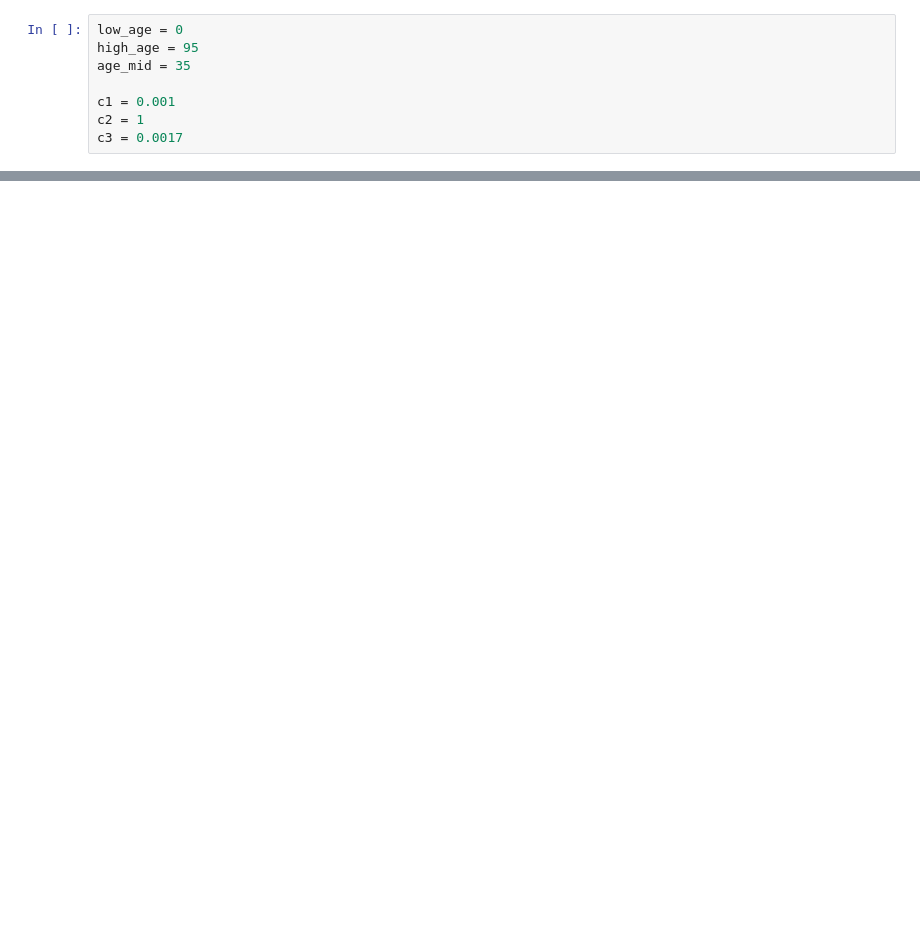
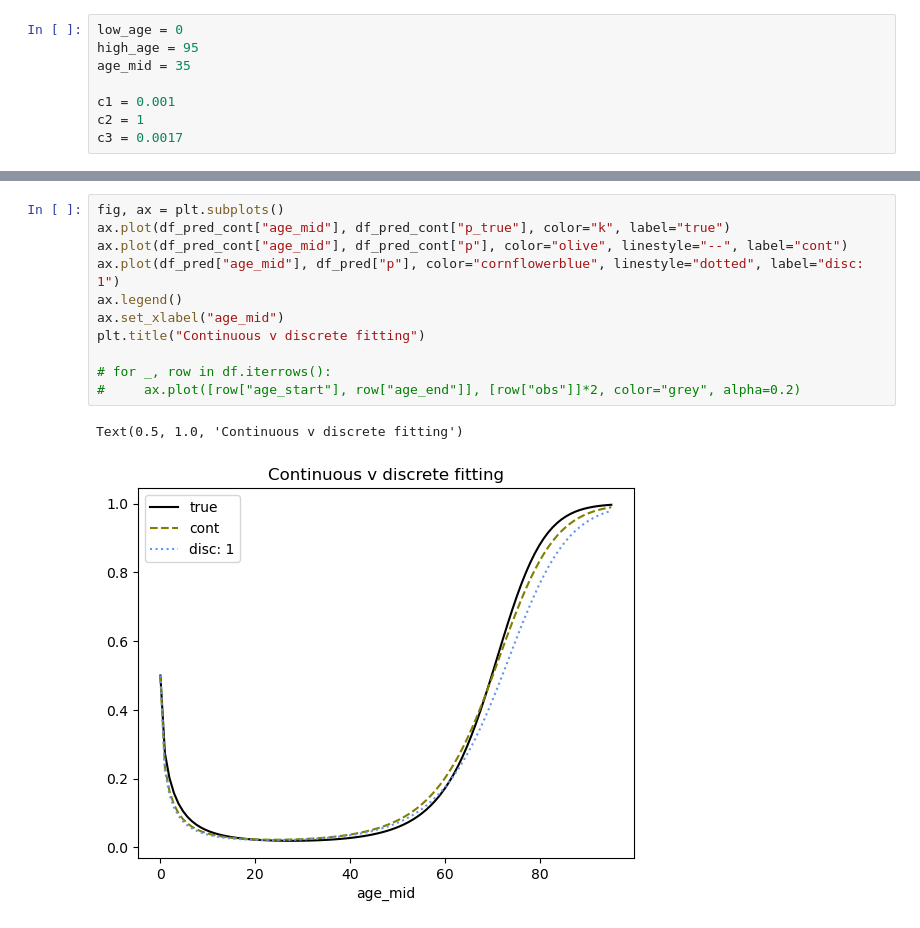
Before and after one commit to ihmeuw-msca/integral-functions, a Jupyter notebook: notebooks/simulation_finite.ipynb, the cells around one changed output, grey strips where cells are left out. Drawn from its saved outputs; the diff is of its cells as text; blank space fills up the shorter version.

```diff
--- a/notebooks/simulation_finite.ipynb
+++ b/notebooks/simulation_finite.ipynb
@@ -105,0 +300,14 @@ df
+# %%
+fig, ax = plt.subplots()
+ax.plot(df_pred_cont["age_mid"], df_pred_cont["p_true"], color="k", label="true")
+ax.plot(df_pred_cont["age_mid"], df_pred_cont["p"], color="olive", linestyle="--", label="cont")
+ax.plot(df_pred["age_mid"], df_pred["p"], color="cornflowerblue", linestyle="dotted", label="disc: 1")
+ax.legend()
+ax.set_xlabel("age_mid")
+plt.title("Continuous v discrete fitting")
+
+# for _, row in df.iterrows():
+#     ax.plot([row["age_start"], row["age_end"]], [row["obs"]]*2, color="grey", alpha=0.2)
+# %% [output]
+Text(0.5, 1.0, 'Continuous v discrete fitting')
+[figure, added]
```
Also changed, not shown: parts of 15 cells of this notebook, 1 other file.
